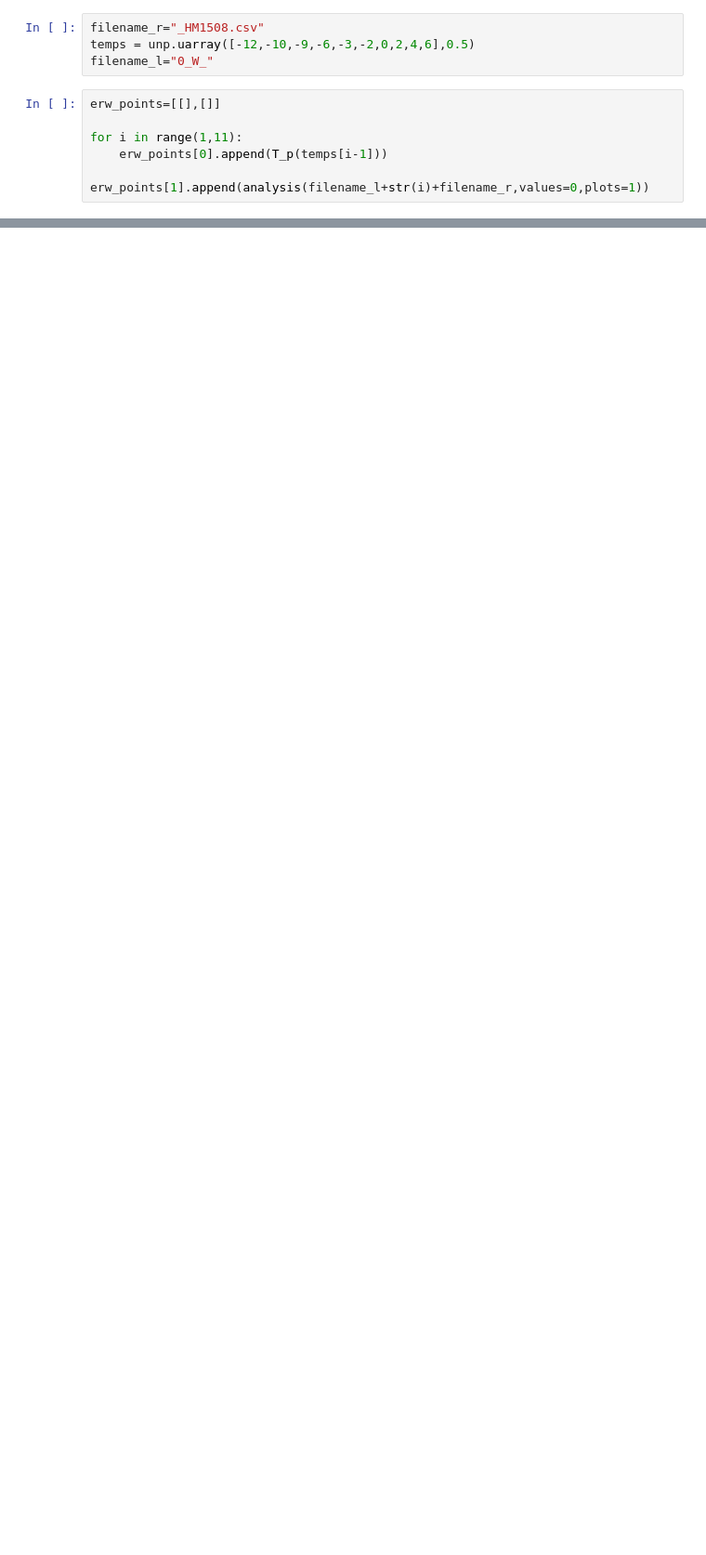
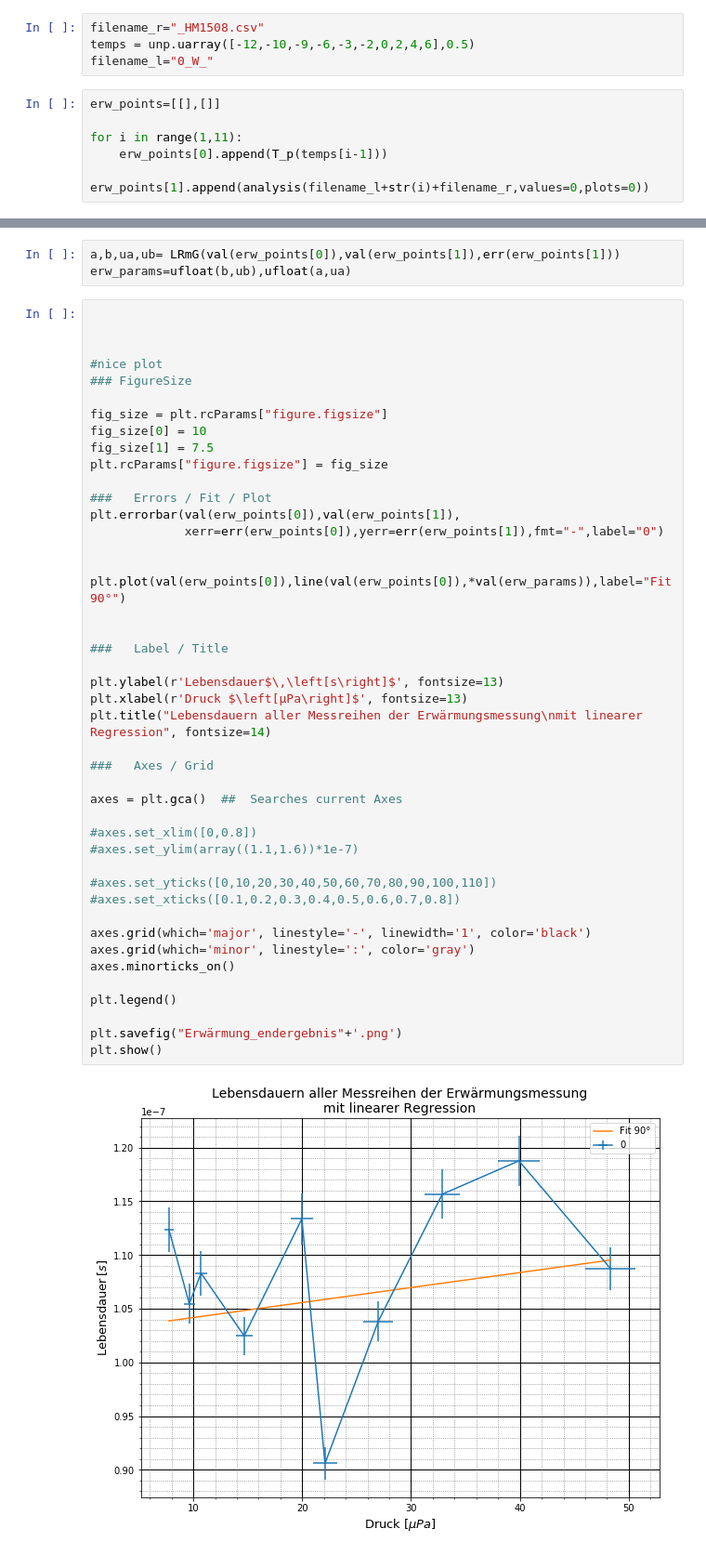
Before and after one commit to shockcookie/FP, a Jupyter notebook: Hanle Effekt/Dateien/Damian_Erik/Temperatur/erwärmung.ipynb, the cells around one changed output, grey strips where cells are left out. Shown: that part at 93% size. Saved outputs shown, nothing was run; the diff lists cells and outputs as text; blank space fills up the shorter version.

```diff
--- a/Hanle Effekt/Dateien/Damian_Erik/Temperatur/erwärmung.ipynb
+++ b/Hanle Effekt/Dateien/Damian_Erik/Temperatur/erwärmung.ipynb
@@ -258,4 +289,4 @@ erw_points=[[],[]]
 
 for i in range(1,11):
     erw_points[0].append(T_p(temps[i-1]))
-    erw_points[1].append(analysis(filename_l+str(i)+filename_r,values=0,plots=1))
+    erw_points[1].append(analysis(filename_l+str(i)+filename_r,values=0,plots=0))
@@ -284,0 +293,49 @@ plt.show()
+# %%
+a,b,ua,ub= LRmG(val(erw_points[0]),val(erw_points[1]),err(erw_points[1]))
+erw_params=ufloat(b,ub),ufloat(a,ua)
+# %%
+
+
+
+#nice plot
+### FigureSize
+
+fig_size = plt.rcParams["figure.figsize"]
+fig_size[0] = 10
+fig_size[1] = 7.5
+plt.rcParams["figure.figsize"] = fig_size
+
+###   Errors / Fit / Plot
+plt.errorbar(val(erw_points[0]),val(erw_points[1]),
+             xerr=err(erw_points[0]),yerr=err(erw_points[1]),fmt="-",label="0")
+
+
+plt.plot(val(erw_points[0]),line(val(erw_points[0]),*val(erw_params)),label="Fit 90°")
+
+
+###   Label / Title
+
+plt.ylabel(r'Lebensdauer$\,\left[s\right]$', fontsize=13)
+plt.xlabel(r'Druck $\left[µPa\right]$', fontsize=13)
+plt.title("Lebensdauern aller Messreihen der Erwärmungsmessung\nmit linearer Regression", fontsize=14)
+
+###   Axes / Grid
+
+axes = plt.gca()  ##  Searches current Axes
+
+#axes.set_xlim([0,0.8])
+#axes.set_ylim(array((1.1,1.6))*1e-7)
+
+#axes.set_yticks([0,10,20,30,40,50,60,70,80,90,100,110])
+#axes.set_xticks([0.1,0.2,0.3,0.4,0.5,0.6,0.7,0.8])
+
+axes.grid(which='major', linestyle='-', linewidth='1', color='black')
+axes.grid(which='minor', linestyle=':', color='gray')
+axes.minorticks_on()
+
+plt.legend()
+
+plt.savefig("Erwärmung_endergebnis"+'.png')
+plt.show()
+# %% [output]
+[figure, added]
```
Also changed, not shown: parts of 4 cells of this notebook, 1 other file.
